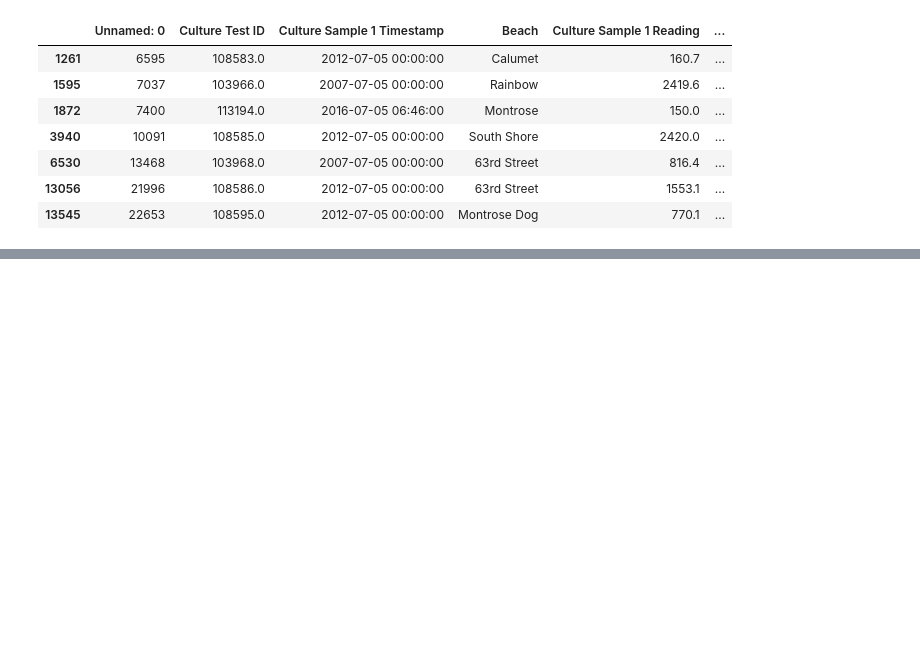
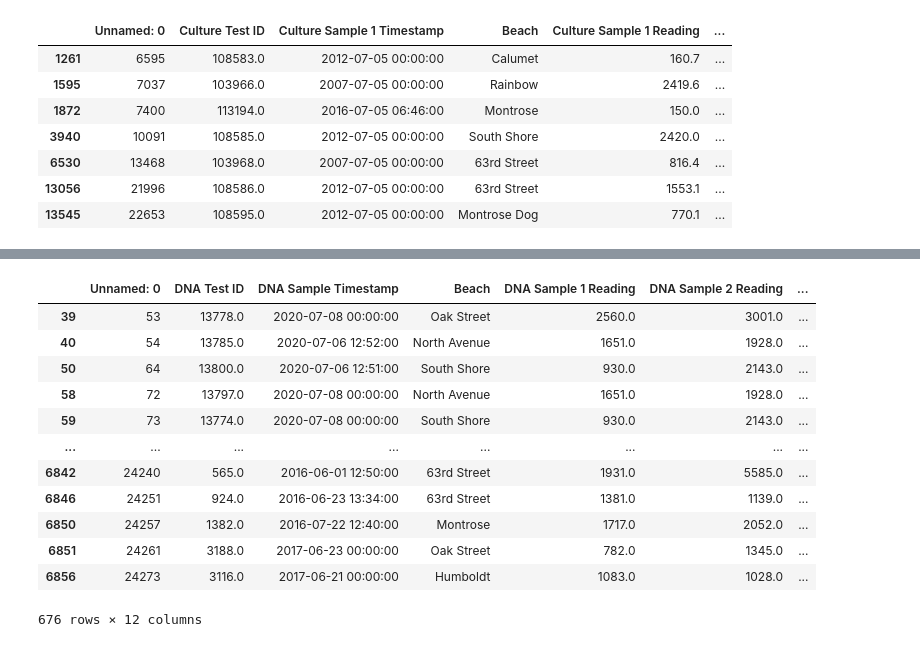
Before and after one commit to ander1908/Bootcamp_Project1, a Jupyter notebook: MostClosures_Stephen.ipynb, the cells around one changed output, grey strips where cells are left out. Drawn from its saved outputs; the diff is of its cells as text; code cells hidden in the pictures; blank space fills up the shorter version.

```diff
--- a/MostClosures_Stephen.ipynb
+++ b/MostClosures_Stephen.ipynb
@@ -243,4 +243,20 @@ Text(0, 0.5, 'CFU Levels')
 [figure]
+# %%
+closure_dna_df
+# %% [output]
+|  | Unnamed: 0 | DNA Test ID | DNA Sample Timestamp | Beach | DNA Sample 1 Reading | DNA Sample 2 Reading | ... |
+| 39 | 53 | 13778.0 | 2020-07-08 00:00:00 | Oak Street | 2560.0 | 3001.0 | ... |
+| 40 | 54 | 13785.0 | 2020-07-06 12:52:00 | North Avenue | 1651.0 | 1928.0 | ... |
+| 50 | 64 | 13800.0 | 2020-07-06 12:51:00 | South Shore | 930.0 | 2143.0 | ... |
+| 58 | 72 | 13797.0 | 2020-07-08 00:00:00 | North Avenue | 1651.0 | 1928.0 | ... |
+| 59 | 73 | 13774.0 | 2020-07-08 00:00:00 | South Shore | 930.0 | 2143.0 | ... |
+| ... | ... | ... | ... | ... | ... | ... | ... |
+| 6842 | 24240 | 565.0 | 2016-06-01 12:50:00 | 63rd Street | 1931.0 | 5585.0 | ... |
+| 6846 | 24251 | 924.0 | 2016-06-23 13:34:00 | 63rd Street | 1381.0 | 1139.0 | ... |
+| 6850 | 24257 | 1382.0 | 2016-07-22 12:40:00 | Montrose | 1717.0 | 2052.0 | ... |
+| 6851 | 24261 | 3188.0 | 2017-06-23 00:00:00 | Oak Street | 782.0 | 1345.0 | ... |
+| 6856 | 24273 | 3116.0 | 2017-06-21 00:00:00 | Humboldt | 1083.0 | 1028.0 | ... |
+676 rows × 12 columns
 # %%
 boxplot_dna = closure_dna_df.boxplot(column=["DNA Reading Mean"], by=["Sample Month"])
 plt.title("DNA Readings above Threshold by Month")
```
Also changed, not shown: parts of 10 cells of this notebook, 5 other files.
